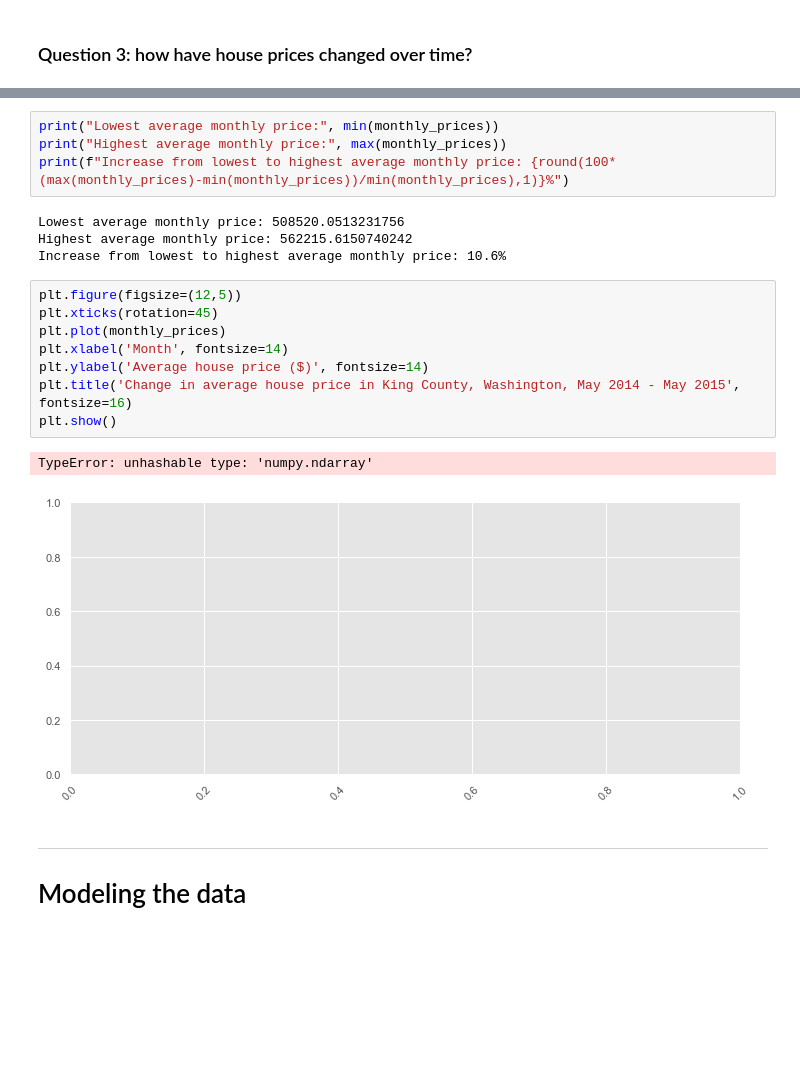
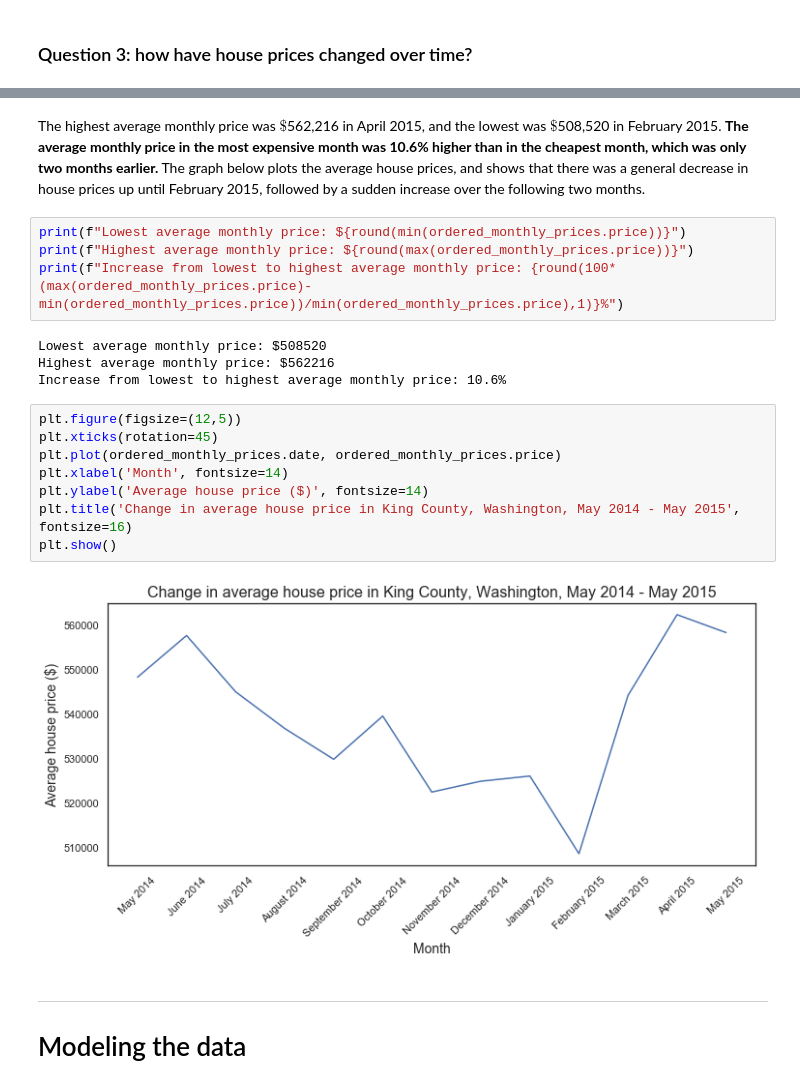
Before and after one commit to L-Lewis/dsc-1-final-project-online-ds-ft-011419, a Jupyter notebook: student.ipynb, the cells around one changed output, grey strips where cells are left out. Drawn from its saved outputs; the diff is of its cells as text; blank space fills up the shorter version.

```diff
--- a/student.ipynb
+++ b/student.ipynb
@@ -924,25 +896,26 @@ ordered_monthly_prices
 | 10 | March 2015 | 544057.683200 |
 | 11 | April 2015 | 562215.615074 |
 | 12 | May 2015 | 558193.095975 |
+# %% [markdown]
+The highest average monthly price was $\$$562,216 in April 2015, and the lowest was $\$$508,520 in February 2015. **The average monthly price in the most expensive month was 10.6% higher than in the cheapest month, which was only two months earlier.** The graph below plots the average house prices, and shows that there was a general decrease in house prices up until February 2015, followed by a sudden increase over the following two months.
 # %%
-print("Lowest average monthly price:", min(monthly_prices))
-print("Highest average monthly price:", max(monthly_prices))
-print(f"Increase from lowest to highest average monthly price: {round(100*(max(monthly_prices)-min(monthly_prices))/min(monthly_prices),1)}%")
+print(f"Lowest average monthly price: ${round(min(ordered_monthly_prices.price))}")
+print(f"Highest average monthly price: ${round(max(ordered_monthly_prices.price))}")
+print(f"Increase from lowest to highest average monthly price: {round(100*(max(ordered_monthly_prices.price)-min(ordered_monthly_prices.price))/min(ordered_monthly_prices.price),1)}%")
 # %% [output]
-Lowest average monthly price: 508520.0513231756
-Highest average monthly price: 562215.6150740242
+Lowest average monthly price: $508520
+Highest average monthly price: $562216
 Increase from lowest to highest average monthly price: 10.6%
 # %%
 plt.figure(figsize=(12,5))
 plt.xticks(rotation=45)
-plt.plot(monthly_prices)
+plt.plot(ordered_monthly_prices.date, ordered_monthly_prices.price)
 plt.xlabel('Month', fontsize=14)
 plt.ylabel('Average house price ($)', fontsize=14)
 plt.title('Change in average house price in King County, Washington, May 2014 - May 2015', fontsize=16)
 plt.show()
 # %% [output]
-TypeError: unhashable type: 'numpy.ndarray'
-[figure, old version]
+[figure, new version]
 # %% [markdown]
 ***
 # Modeling the data
```
Also changed, not shown: parts of 15 cells of this notebook.
